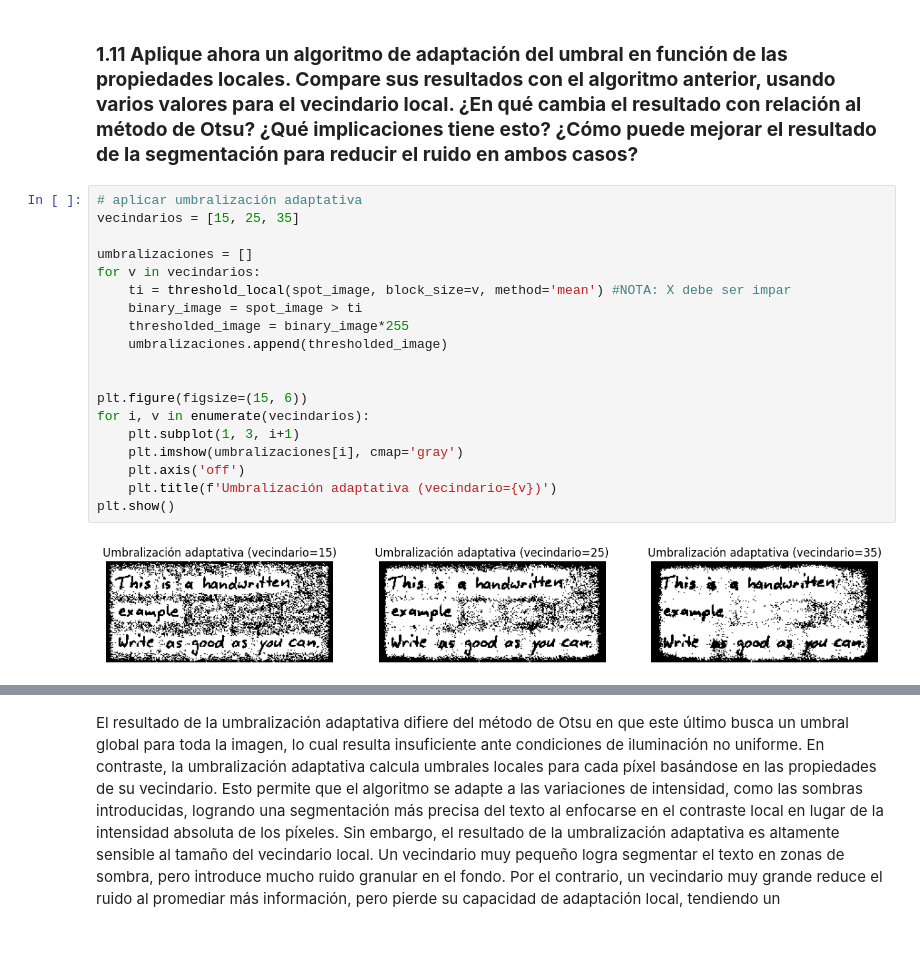
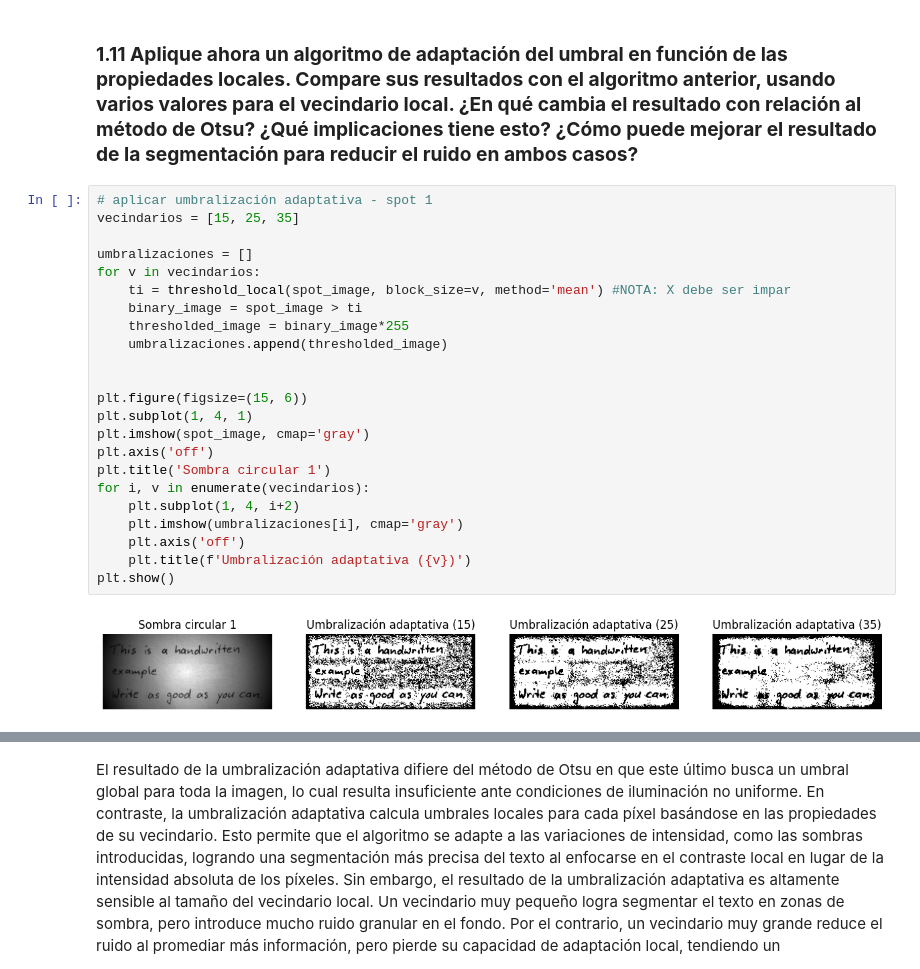
Before and after one commit to EstefaniaLaverde/Vision-por-computadora-MISIS-202601, a Jupyter notebook: Taller3/Taller3.ipynb, the cells around one changed output, grey strips where cells are left out. Drawn from its saved outputs; the diff is of its cells as text; blank space fills up the shorter version.

```diff
--- a/Taller3/Taller3.ipynb
+++ b/Taller3/Taller3.ipynb
@@ -279,23 +319,27 @@ Para mitigar este efecto, se pueden emplear técnicas de preprocesamiento como f
 # %% [markdown]
 ### **1.11 Aplique ahora un algoritmo de adaptación del umbral en función de las propiedades locales. Compare sus resultados con el algoritmo anterior, usando varios valores para el vecindario local. ¿En qué cambia el resultado con relación al método de Otsu? ¿Qué implicaciones tiene esto? ¿Cómo puede mejorar el resultado de la segmentación para reducir el ruido en ambos casos?**
 # %%
-# aplicar umbralización adaptativa
+# aplicar umbralización adaptativa - spot 1
 vecindarios = [15, 25, 35]
 
 umbralizaciones = []
 for v in vecindarios:
     ti = threshold_local(spot_image, block_size=v, method='mean') #NOTA: X debe ser impar
     binary_image = spot_image > ti
     thresholded_image = binary_image*255
     umbralizaciones.append(thresholded_image)
 
 
 plt.figure(figsize=(15, 6))
+plt.subplot(1, 4, 1)
+plt.imshow(spot_image, cmap='gray')
+plt.axis('off')
+plt.title('Sombra circular 1')
 for i, v in enumerate(vecindarios):
-    plt.subplot(1, 3, i+1)
+    plt.subplot(1, 4, i+2)
     plt.imshow(umbralizaciones[i], cmap='gray')
     plt.axis('off')
-    plt.title(f'Umbralización adaptativa (vecindario={v})')
+    plt.title(f'Umbralización adaptativa ({v})')
 plt.show()
 # %% [output]
-[figure, old version]
+[figure, new version]
```
Also changed, not shown: parts of 23 cells of this notebook, 1 other file.
